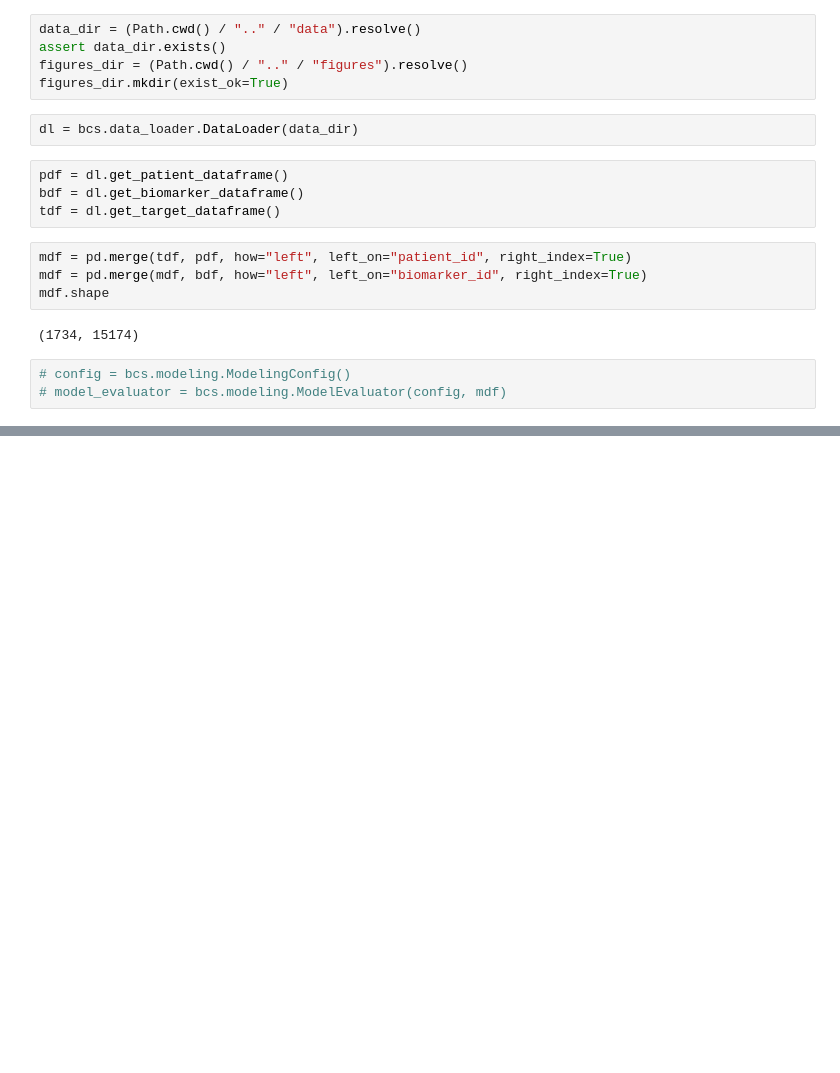
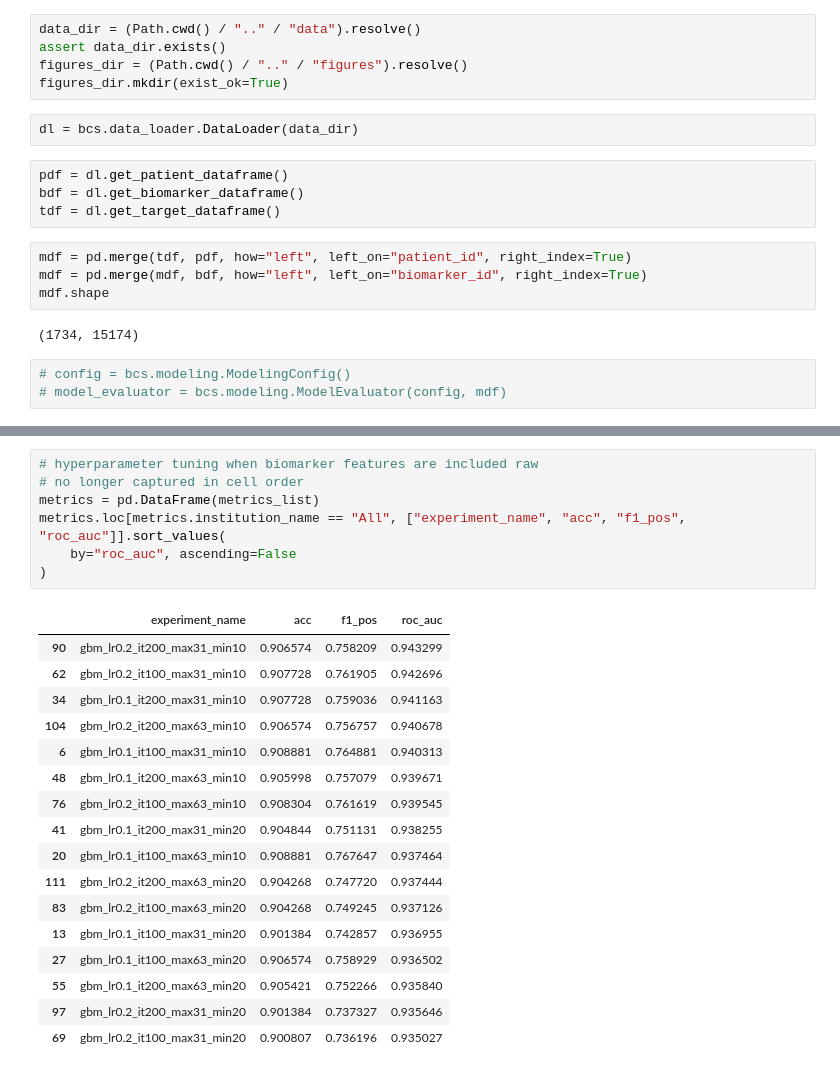
Before and after one commit to levon003/biomarker-case-study, a Jupyter notebook: notebook/DataModeling.ipynb, the cells around one changed output, grey strips where cells are left out. Saved outputs shown, nothing was run; the diff lists cells and outputs as text; blank space fills up the shorter version.

```diff
--- a/notebook/DataModeling.ipynb
+++ b/notebook/DataModeling.ipynb
@@ -220,0 +216,25 @@ dtype: float64
+# %%
+# hyperparameter tuning when biomarker features are included raw
+# no longer captured in cell order
+metrics = pd.DataFrame(metrics_list)
+metrics.loc[metrics.institution_name == "All", ["experiment_name", "acc", "f1_pos", "roc_auc"]].sort_values(
+    by="roc_auc", ascending=False
+)
+# %% [output]
+|  | experiment_name | acc | f1_pos | roc_auc |
+| 90 | gbm_lr0.2_it200_max31_min10 | 0.906574 | 0.758209 | 0.943299 |
+| 62 | gbm_lr0.2_it100_max31_min10 | 0.907728 | 0.761905 | 0.942696 |
+| 34 | gbm_lr0.1_it200_max31_min10 | 0.907728 | 0.759036 | 0.941163 |
+| 104 | gbm_lr0.2_it200_max63_min10 | 0.906574 | 0.756757 | 0.940678 |
+| 6 | gbm_lr0.1_it100_max31_min10 | 0.908881 | 0.764881 | 0.940313 |
+| 48 | gbm_lr0.1_it200_max63_min10 | 0.905998 | 0.757079 | 0.939671 |
+| 76 | gbm_lr0.2_it100_max63_min10 | 0.908304 | 0.761619 | 0.939545 |
+| 41 | gbm_lr0.1_it200_max31_min20 | 0.904844 | 0.751131 | 0.938255 |
+| 20 | gbm_lr0.1_it100_max63_min10 | 0.908881 | 0.767647 | 0.937464 |
+| 111 | gbm_lr0.2_it200_max63_min20 | 0.904268 | 0.747720 | 0.937444 |
+| 83 | gbm_lr0.2_it100_max63_min20 | 0.904268 | 0.749245 | 0.937126 |
+| 13 | gbm_lr0.1_it100_max31_min20 | 0.901384 | 0.742857 | 0.936955 |
+| 27 | gbm_lr0.1_it100_max63_min20 | 0.906574 | 0.758929 | 0.936502 |
+| 55 | gbm_lr0.1_it200_max63_min20 | 0.905421 | 0.752266 | 0.935840 |
+| 97 | gbm_lr0.2_it200_max31_min20 | 0.901384 | 0.737327 | 0.935646 |
+| 69 | gbm_lr0.2_it100_max31_min20 | 0.900807 | 0.736196 | 0.935027 |
```
Also changed, not shown: parts of 29 cells of this notebook, 1 other file.
